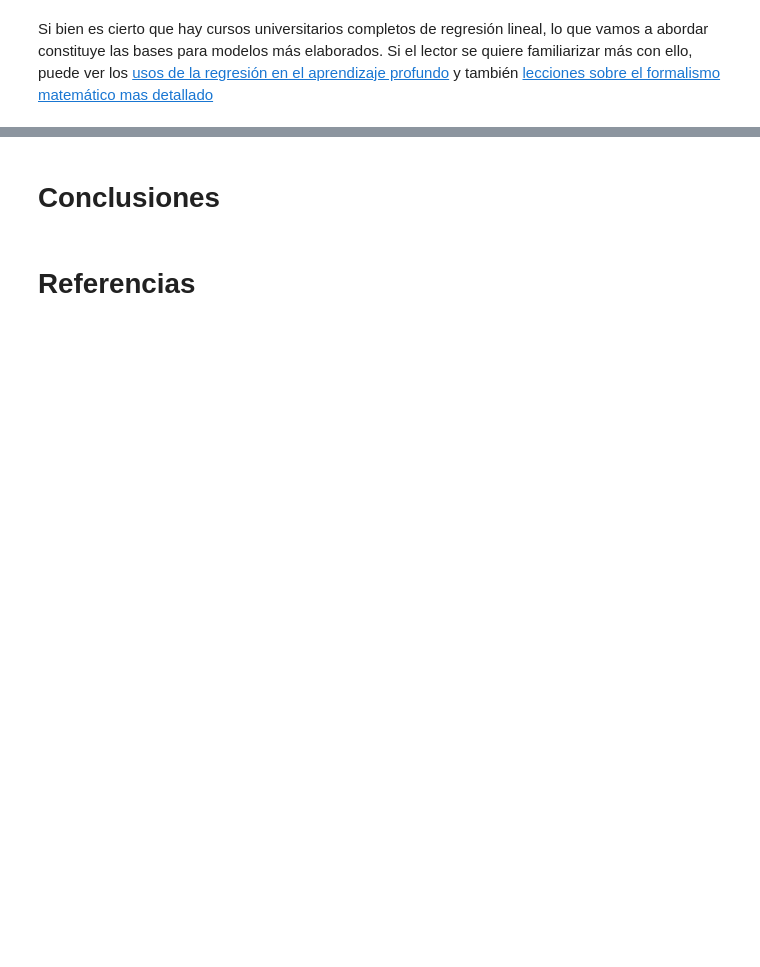
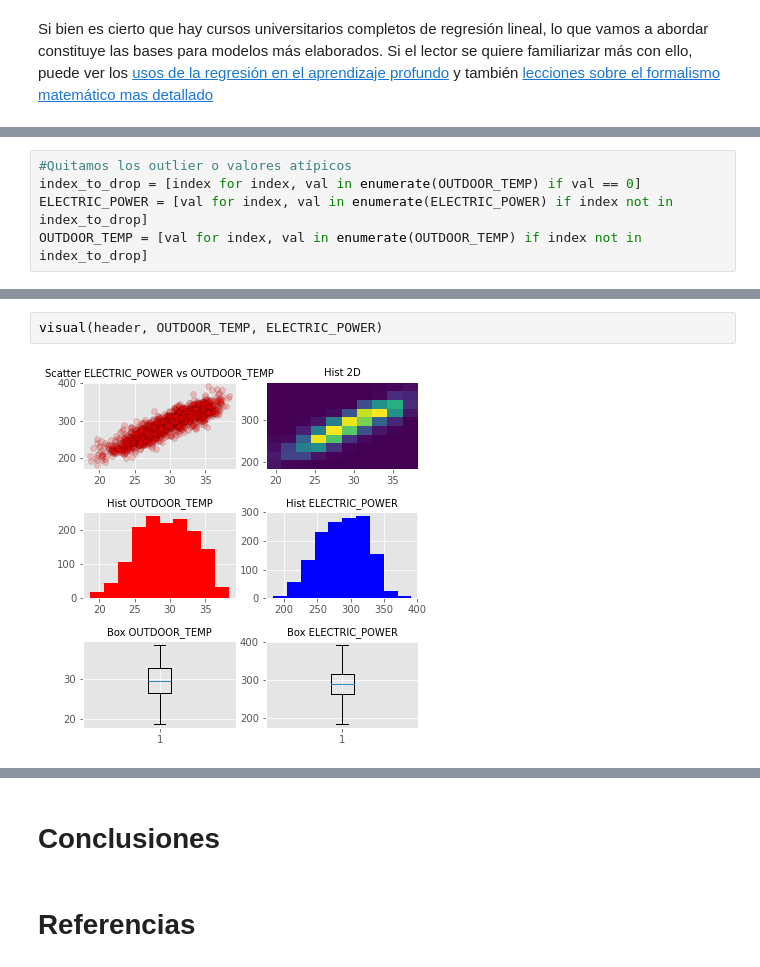
Before and after one commit to daagonzalezgu/Curso-Big-Data-2021-I, a Jupyter notebook: EnsayoJupyter/Ensayo.ipynb, the cells around one changed output, grey strips where cells are left out. Cells and saved outputs as stored; diff of their text form; blank space fills up the shorter version.

```diff
--- a/EnsayoJupyter/Ensayo.ipynb
+++ b/EnsayoJupyter/Ensayo.ipynb
@@ -21,0 +151,5 @@ Si bien es cierto que hay cursos universitarios completos de regresión lineal,
+# %%
+#Quitamos los outlier o valores atípicos
+index_to_drop = [index for index, val in enumerate(OUTDOOR_TEMP) if val == 0]
+ELECTRIC_POWER = [val for index, val in enumerate(ELECTRIC_POWER) if index not in index_to_drop]
+OUTDOOR_TEMP = [val for index, val in enumerate(OUTDOOR_TEMP) if index not in index_to_drop]
@@ -21,0 +160,4 @@ Si bien es cierto que hay cursos universitarios completos de regresión lineal,
+# %%
+visual(header, OUTDOOR_TEMP, ELECTRIC_POWER)
+# %% [output]
+[figure, added]
```
Also changed, not shown: parts of 36 cells of this notebook.
